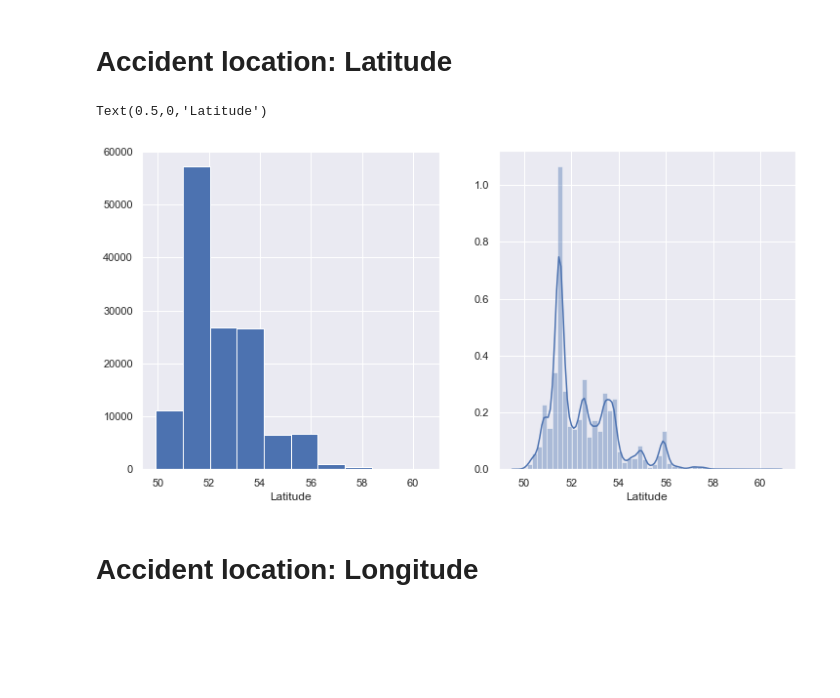
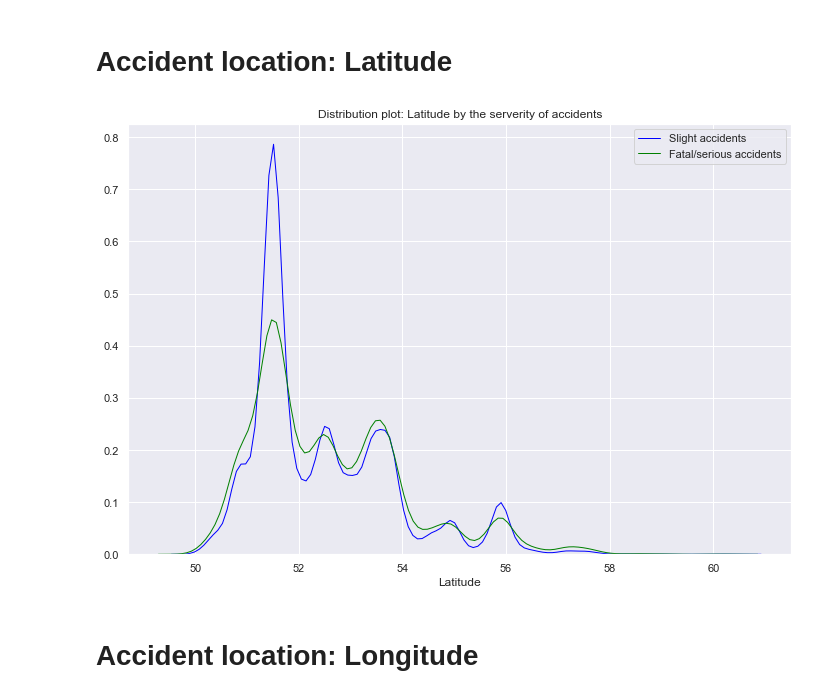
Before and after one commit to akafle1003/thinkful-supervised-learning-capstone, a Jupyter notebook: SupervisedLearningCapstone_PredictingFatalAccidentsinUKPublicRoads.ipynb, the cells around one changed output. Cells and saved outputs as stored; diff of their text form; code cells hidden in the pictures; blank space fills up the shorter version.

```diff
--- a/SupervisedLearningCapstone_PredictingFatalAccidentsinUKPublicRoads.ipynb
+++ b/SupervisedLearningCapstone_PredictingFatalAccidentsinUKPublicRoads.ipynb
@@ -162,22 +165,25 @@ Name: Serious_Accident, dtype: int64
 # Numerical variables
 # %% [markdown]
 # Accident location: Latitude
-# %%
-# Set figure style and size
-sns.set(style="darkgrid")
-plt.figure(figsize=(12,6))
-
-# Latitude
-plt.title('Latitude of accident location')
-plt.subplot(1, 2, 1)
-df['Latitude'].hist()
-plt.xlabel('Latitude')
-
-plt.subplot(1, 2, 2)
-sns.distplot(df['Latitude'])
-plt.xlabel('Latitude')
-# %% [output]
-Text(0.5,0,'Latitude')
-[figure, removed]
+# %%
+# Split samples for plotting
+minor=df[df['Serious_Accident']==0]
+serious=df[df['Serious_Accident']==1]
+# %%
+# Set figure style and size
+sns.set(style="darkgrid")
+plt.figure(figsize=(10,7))
+
+# Latitude
+sns.distplot(minor['Latitude'], rug=False, hist=False,
+             kde_kws={"color": "blue", "lw": 1, "label": "Slight accidents"})
+sns.distplot(serious['Latitude'], rug=False, hist=False,
+             kde_kws={"color": "green", "lw": 1, "label": "Fatal/serious accidents"})
+plt.title('Distribution plot: Latitude by the serverity of accidents')
+plt.savefig('DistPlot_Latitude_Severity.png')
+plt.tight_layout()
+plt.show()
+# %% [output]
+[figure, added]
 # %% [markdown]
 # Accident location: Longitude
```
Also changed, not shown: parts of 59 cells of this notebook.
